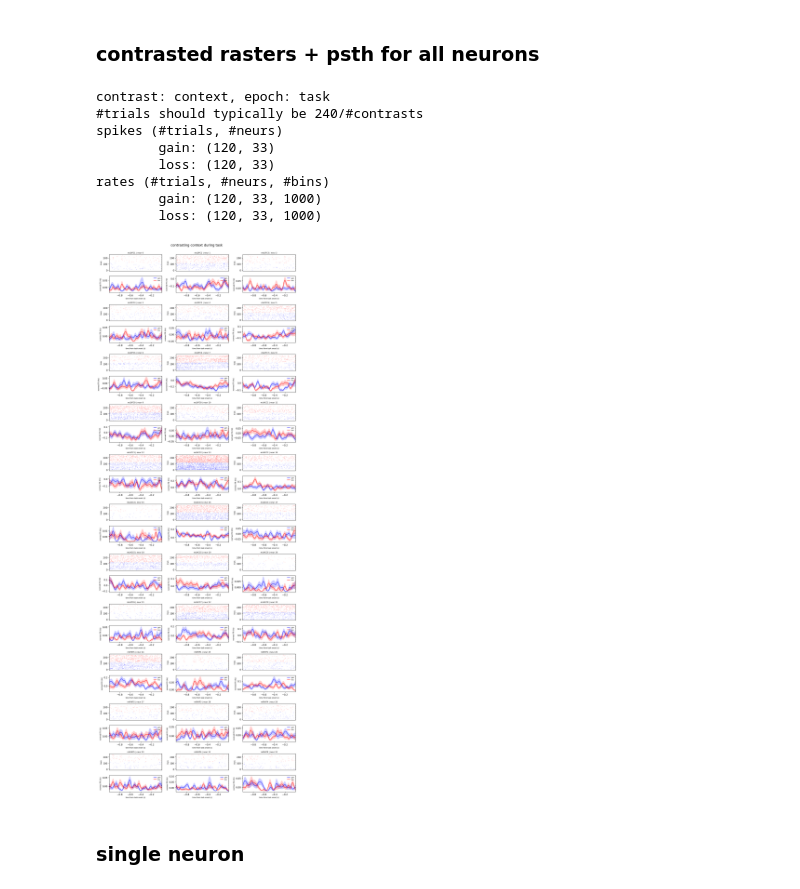
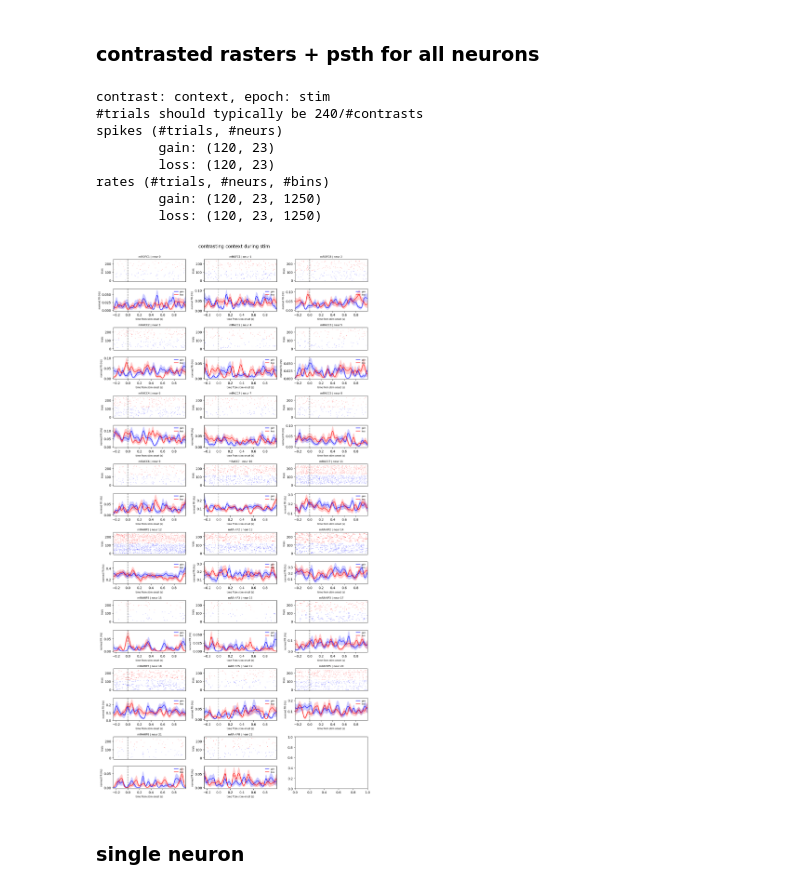
Before and after one commit to siyer7/asymmetry_design, a Jupyter notebook: code/python/neur_new.ipynb, the cells around one changed output. Drawn from its saved outputs; the diff is of its cells as text; code cells hidden in the pictures.

Commit message:
about to break up neur_new into preproc and analyses

```diff
--- a/code/python/neur_new.ipynb
+++ b/code/python/neur_new.ipynb
@@ -304,9 +311,12 @@ print(colors)
 # %% [markdown]
 ### First, get df_spikes (neur & spike times), df_trigs (event times), and df_psychopy (trial info)
+# %%
+patient = 18
 # %% [markdown]
 ### df_spikes
 # %%
-df_spikes = final_neur_df.copy()
+# df_spikes = final_neur_df.copy()
+df_spikes = pd.read_parquet(f'../../results/2025{patient}/records/df_spikes.parquet')
 
 eg_spikes = df_spikes['spikes'].iloc[0]
 print("last 5 spikes (s):", eg_spikes[-5:])
@@ -338,7 +348,6 @@ last 5 spikes (min): [26.66069722 26.67784167 26.68256611 26.69228944 26.6981255
 ### df_trigs
 # %%
 # load
-
 nev_file = glob.glob(f'../../results/2025{patient}/raw/*.nev')[0]
 io = BlackrockIO(nev_file)
 seg = io.read_block(lazy=False).segments[0]
@@ -364,11 +373,23 @@ code_map = {
 
 # build df
 df_trigs_raw = pd.DataFrame({
-    "trigger": dig_ev.labels.astype(int),
+    "trigger_code": dig_ev.labels.astype(int),
     "time": dig_ev.times.magnitude
 })
-df_trigs_raw["event"] = df_trigs_raw["trigger"].map(code_map)
+df_trigs_raw["event"] = df_trigs_raw["trigger_code"].map(code_map)
 
-df_trigs = df_trigs_raw[3:]
-print(df_trigs.head(15))
+
+# find index of 1st '10' (block started)
+block1_start_idx = df_trigs_raw.index[df_trigs_raw["trigger_code"] == 10][0]
+# align times relative to block1 start
+df_trigs_raw["rel_time"] = df_trigs_raw["time"] - df_trigs_raw.loc[block1_start_idx, "time"]
+# drop triggers before block1 start
+df_trigs = df_trigs_raw[block1_start_idx:]
+# drop abs time
+df_trigs = df_trigs.drop(columns=['time']).reset_index(drop=True)
+
+# print last 10 times in mins
+print('last 10 times in mins: ' + str(df_trigs['rel_time'][-10:].values / 60), end='\n\n')
+
+print(df_trigs.head(10))
 # %% [output]
@@ -466,10 +485,12 @@ for epoch in epochs:
         epoch_durs[epoch] = 1
 
 def get_normed_FRs(FRs, base_FRs):
-    # trial-avged baseline, (neurons, 1)
+    # 1. trial-avged baseline, (neurons, 1)
     return FRs - base_FRs.mean(axis=(0, 2), keepdims=True)
-    # baseline FR per trial, (trials, neurons, 1), i.e.,avg across only timebins (axis=2)
+    # 2. baseline FR per trial, (trials, neurons, 1), i.e.,avg across only timebins (axis=2)
     # return FRs - base_FRs.mean(axis=2, keepdims=True)
+    # 3. no norming
+    # return FRs
 
 
 def get_epoch_spikes_and_FRs(df_trigs, df_spikes, epoch, size=size, dt=dt):
@@ -487,13 +508,13 @@ def get_epoch_spikes_and_FRs(df_trigs, df_spikes, epoch, size=size, dt=dt):
 
     # a. get 240 START times of this epoch. then STOPS = STARTS + durations.
     epoch_start_rows = df_trigs[df_trigs['event'] == f'{epoch} started'].index
-    epoch_starts = df_trigs.loc[epoch_start_rows, 'time'].values
+    epoch_starts = df_trigs.loc[epoch_start_rows, 'rel_time'].values
     assert len(epoch_starts) == 240
 
     # b. since stop times of responses are variable,
     # get 240 STOP times of response, which is marked by 'anticipation started'. then STARTS = STOPS - durations (1).
     ant_start_rows = df_trigs[df_trigs['event'] == f'anticipation started'].index
-    ant_starts = df_trigs.loc[ant_start_rows, 'time'].values
+    ant_starts = df_trigs.loc[ant_start_rows, 'rel_time'].values
     assert len(ant_starts) == 240
 
     # 3d arr for spikes_times and binned_FRs
@@ -532,9 +553,6 @@ def get_epoch_spikes_and_FRs(df_trigs, df_spikes, epoch, size=size, dt=dt):
             trial_neur_FRs[trial_idx, neur_idx, :] = smooth_spike_train
 
     return trial_neur_spikes, trial_neur_FRs, bin_centers
-
-# baseline spikes/FRs for norming
-base_spikes, base_FRs, bin_centers = get_epoch_spikes_and_FRs(df_trigs, df_spikes, 'baseline')
 # %% [markdown]
 ### plot baseline spikes and FRs for random neuron on random trials
 # %%
@@ -729,7 +750,7 @@ def get_contrast_in_epoch(df_trigs, df_spikes, subj_df, epoch, contrast):
 # %% [markdown]
 ### contrasted rasters + psth for all neurons
 # %%
-epoch, contrast = 'task', 'context'
+epoch, contrast = 'stim', 'context'
 spikes, FRs, bin_centers, cont_trials, cont_labels = get_contrast_in_epoch(
     df_trigs, df_spikes, df_psych, epoch, contrast
 )
@@ -788,39 +809,39 @@ for neur_id in range(n_neurs):
 
         cont_label = cont_labels[idx]
         cont_color = colors[idx]
         cont_data = normed_FRs[cont_trials[idx], neur_id, :]
 
         # for plotting
         mu = cont_data.mean(axis=0)
         sderr = (cont_data.std(axis=0, ddof=1) / np.sqrt(cont_data.shape[0])
                  if cont_data.shape[0] > 1 else np.zeros_like(mu))
         ax_psth.plot(bin_centers, mu, color=cont_color, alpha=0.9, label=cont_label)
         ax_psth.fill_between(bin_centers, mu - sderr, mu + sderr,
                              color=cont_color, alpha=0.2, linewidth=0)
 
     ax_psth.axvline(0, color='k', linestyle='--', alpha=0.5)
     ax_psth.set_xlim(bin_centers[0], bin_centers[-1])
     ax_psth.set_ylabel("normed FR (Hz)", fontsize=7)
     ax_psth.set_xlabel(f"time from {epoch} onset (s)", fontsize=7)
 
     # small legend per neuron (optional — you can drop this if too cluttered)
     ax_psth.legend(loc='upper right', fontsize=6, frameon=False)
 
     ax_idx += 1
 
 plt.suptitle(f"contrasting {contrast} during {epoch}", y=1.0, fontsize=14)
 plt.tight_layout()
 plt.show()
 # %% [output]
-contrast: context, epoch: task
+contrast: context, epoch: stim
 #trials should typically be 240/#contrasts
 spikes (#trials, #neurs)
-        gain: (120, 33)
-        loss: (120, 33)
+        gain: (120, 23)
+        loss: (120, 23)
 rates (#trials, #neurs, #bins)
-        gain: (120, 33, 1000)
-        loss: (120, 33, 1000)
+        gain: (120, 23, 1250)
+        loss: (120, 23, 1250)
-[figure, old version]
+[figure, new version]
 # %% [markdown]
 ### single neuron
 # %%
```
Also changed, not shown: parts of 16 cells of this notebook, 6 other files.
